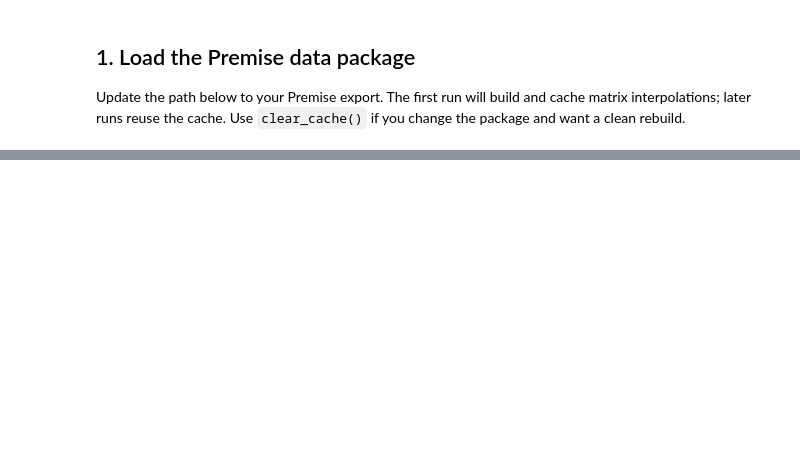
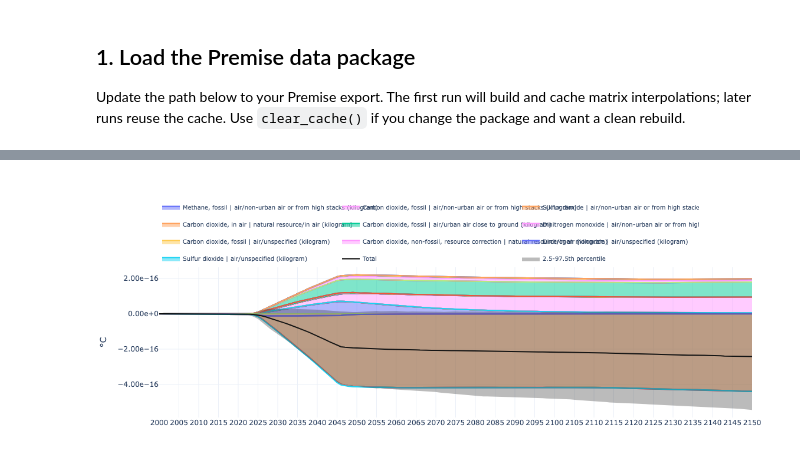
Before and after one commit to Laboratory-for-Energy-Systems-Analysis/trails, a Jupyter notebook: dev/2. premise and imported lci example.ipynb, the cells around one changed output, grey strips where cells are left out. Saved outputs shown, nothing was run; the diff lists cells and outputs as text; code cells hidden in the pictures; blank space fills up the shorter version.

```diff
--- a/dev/2. premise and imported lci example.ipynb
+++ b/dev/2. premise and imported lci example.ipynb
@@ -256,0 +227,11 @@ plot_temp(
+# %%
+plot_temp(
+    trails,
+    by="flow",
+    title="Temperature change by root activity",
+    method_label="°C",
+    year_range=(2000, 2150),
+    legend_top_n=10
+)
+# %% [output]
+[figure, added]
```
Also changed, not shown: parts of 18 cells of this notebook, 1 other file.
